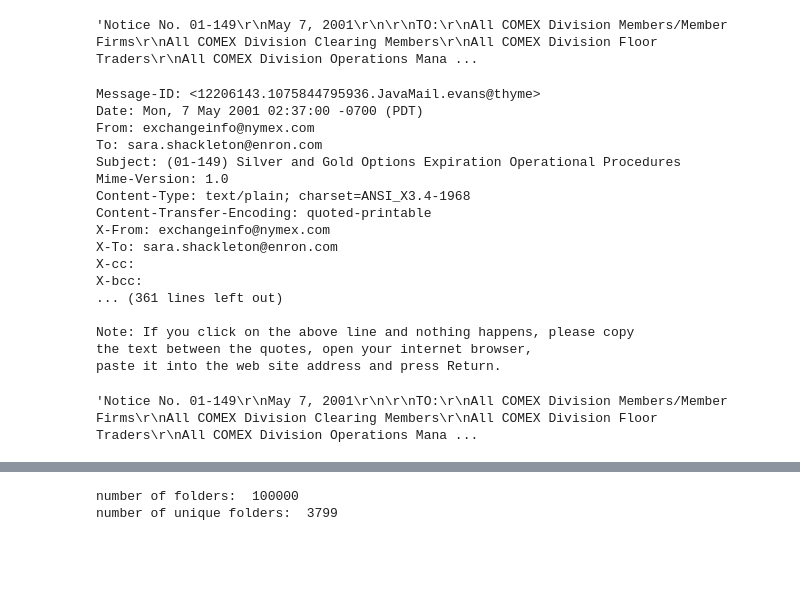
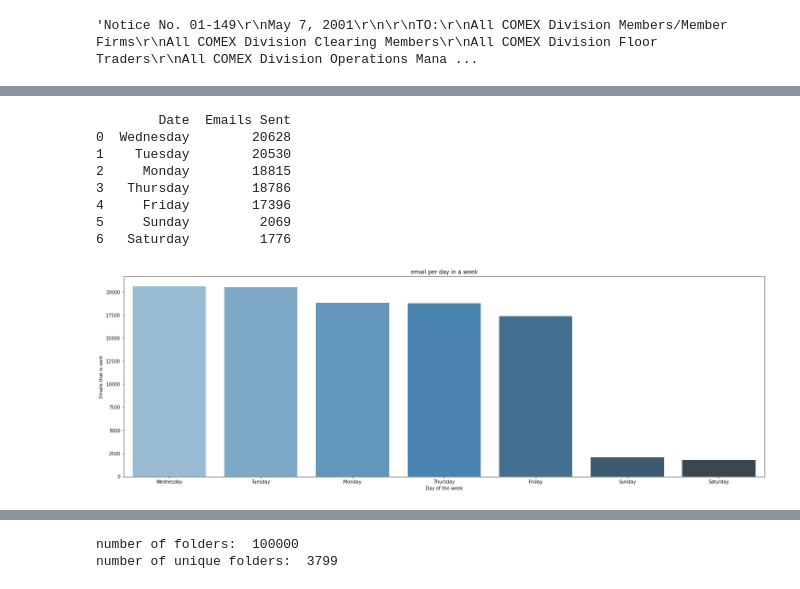
Before and after one commit to tak595/Math-Refresher, a Jupyter notebook: Midterm_Project.ipynb, the cells around one changed output, grey strips where cells are left out. Saved outputs shown, nothing was run; the diff lists cells and outputs as text; code cells hidden in the pictures; blank space fills up the shorter version.

```diff
--- a/Midterm_Project.ipynb
+++ b/Midterm_Project.ipynb
@@ -67,49 +57,6 @@ Note: If you click on the above line and nothing happens, please copy
 the text between the quotes, open your internet browser,
 paste it into the web site address and press Return.
 'Notice No. 01-149\r\nMay 7, 2001\r\n\r\nTO:\r\nAll COMEX Division Members/Member Firms\r\nAll COMEX Division Clearing Members\r\nAll COMEX Division Floor Traders\r\nAll COMEX Division Operations Mana ...
-# %%
-"""### Data Exploration"""
-
-# view first 5 rows of the dataset
-df.head()
-
-# get shape of the data
-df.shape
-
-# a sample email
-print(df.loc[1]['message'])
-
-# transform the email into correct format
-message = df.loc[1]['message']
-#uses the new library 'email'
-e = email.message_from_string(message)
-
-e.items()
-
-# get date
-e.get('Date')
-
-# show message body
-e.get_payload()
-# %% [output]
-Message-ID: <12206143.1075844795936.JavaMail.evans@thyme>
-Date: Mon, 7 May 2001 02:37:00 -0700 (PDT)
-From: exchangeinfo@nymex.com
-To: sara.shackleton@enron.com
-Subject: (01-149) Silver and Gold Options Expiration Operational Procedures
-Mime-Version: 1.0
-Content-Type: text/plain; charset=ANSI_X3.4-1968
-Content-Transfer-Encoding: quoted-printable
-X-From: exchangeinfo@nymex.com
-X-To: sara.shackleton@enron.com
-X-cc:
-X-bcc:
-... (361 lines left out)
-
-Note: If you click on the above line and nothing happens, please copy
-the text between the quotes, open your internet browser,
-paste it into the web site address and press Return.
-'Notice No. 01-149\r\nMay 7, 2001\r\n\r\nTO:\r\nAll COMEX Division Members/Member Firms\r\nAll COMEX Division Clearing Members\r\nAll COMEX Division Floor Traders\r\nAll COMEX Division Operations Mana ...
 # %%
 """### Extract headers"""
 
@@ -149,6 +96,34 @@ df.head(3)
 | 0 | 1 | dasovich-j/sent/4513. | Message-ID: <20784775.10758438897... | Thu, 10 May 2001 07:58:00 -0700 (... |  | \Jeff_Dasovich_June2001\Notes Fol... | Jeff Dasovich | schub@socrates.berkeley.edu | Marybeth:\r\n\r\nI apologize. As ... |
 | 1 | 2 | shackleton-s/notes_inbox/2286. | Message-ID: <12206143.10758447959... | Mon, 7 May 2001 02:37:00 -0700 (PDT) | (01-149) Silver and Gold Options ... | \Sara_Shackleton_Dec2000_June2001... | exchangeinfo@nymex.com | sara.shackleton@enron.com | Notice No. 01-149\r\nMay 7, 2001\... |
 | 2 | 3 | kitchen-l/sent_items/149. | Message-ID: <23630403.10758409589... | Thu, 24 Jan 2002 07:33:35 -0800 (... |  | \ExMerge - Kitchen, Louise\Sent I... | Kitchen, Louise </O=ENRON/OU=NA/C... | 'mark.bridges@ubsw.com' | What is the name of the website w... |
+# %%
+"""### Visualize the highest day  of email in a week"""
+
+df['date'] = pd.to_datetime(df['date'], utc=True)
+dates = pd.DataFrame(df['date'].dt.day_name().value_counts()[:len(df.index)])
+dates.reset_index(inplace=True)
+dates.columns = ["Date", "Emails Sent"]
+print(dates)
+
+"""**Visualize bottom 20 highest email sender employees**"""
+
+plt.figure(figsize=(25,8))
+
+sns.barplot(y="Emails Sent", x="Date", data=dates, palette="Blues_d")
+plt.title("email per day in a week")
+plt.xlabel("Day of the week")
+plt.ylabel("Emails that is sent")
+plt.show()
+# %% [output]
+        Date  Emails Sent
+0  Wednesday        20628
+1    Tuesday        20530
+2     Monday        18815
+3   Thursday        18786
+4     Friday        17396
+5     Sunday         2069
+6   Saturday         1776
+[figure, added]
 # %%
 """### Employee Names"""
 
```
Also changed, not shown: parts of 7 cells of this notebook.
